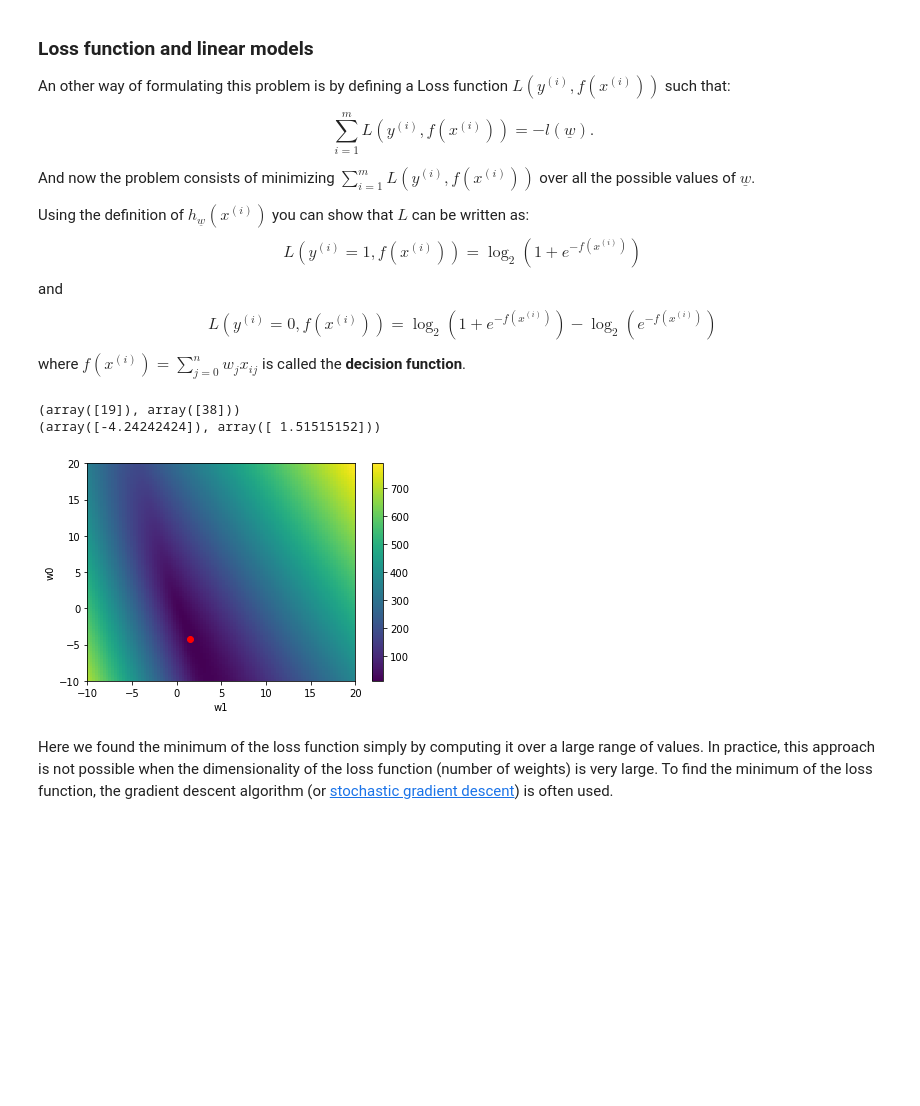
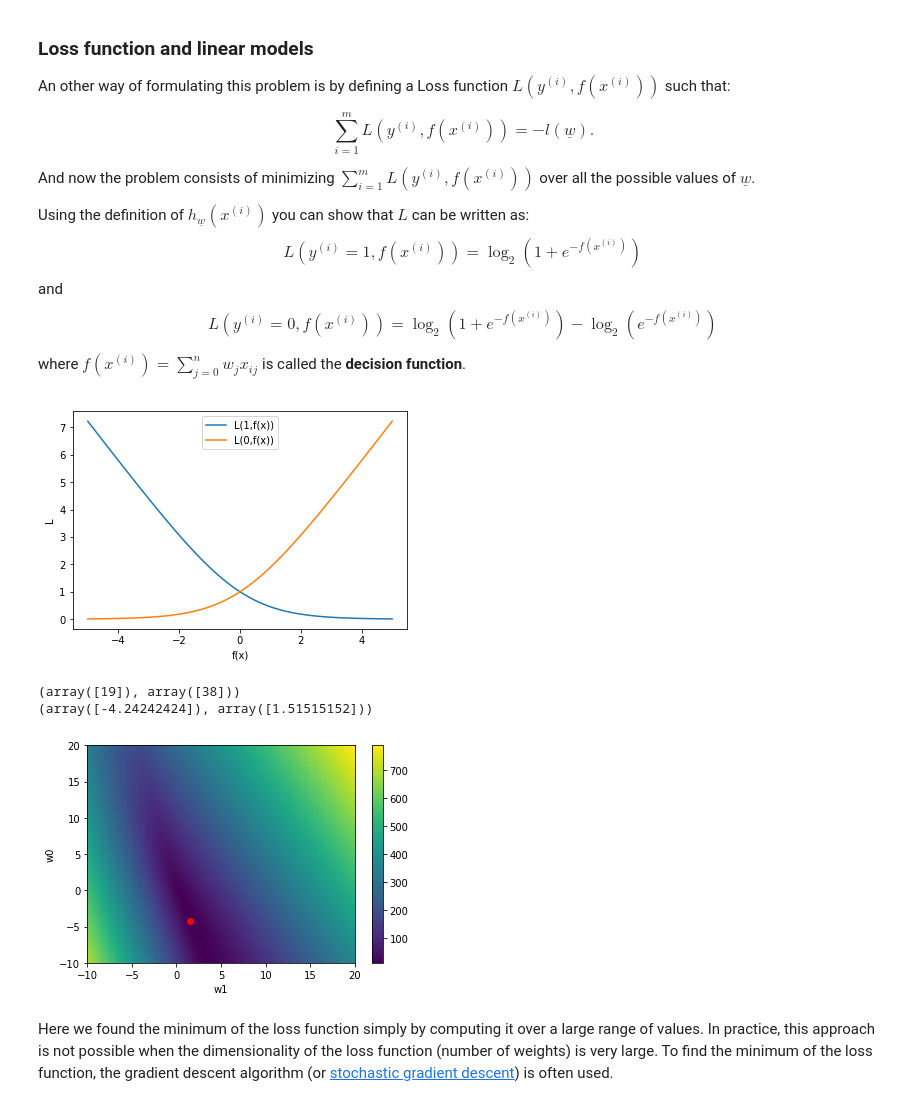
Before and after one commit to alexbovet/network_lesson, a Jupyter notebook: 03_Introduction_To_Supervised_Machine_Learning.ipynb, the cells around one changed output. Saved outputs shown, nothing was run; the diff lists cells and outputs as text; code cells hidden in the pictures; blank space fills up the shorter version.

```diff
--- a/03_Introduction_To_Supervised_Machine_Learning.ipynb
+++ b/03_Introduction_To_Supervised_Machine_Learning.ipynb
@@ -188,17 +188,19 @@ where $f(x^{(i)}) = \sum_{j=0}^n w_j x_{ij}$ is called the **decision function**
 # %%
 import numpy as np
 import matplotlib.pyplot as plt
 %matplotlib inline
 
 fx = np.linspace(-5,5)
 Ly1 = np.log2(1+np.exp(-fx))
 Ly0 = np.log2(1+np.exp(-fx)) - np.log2(np.exp(-fx))
 
 p = plt.plot(fx,Ly1,label='L(1,f(x))')
 p = plt.plot(fx,Ly0,label='L(0,f(x))')
-plt.xlabel('f(x)')
-plt.ylabel('L')
-plt.legend()
+tx = plt.xlabel('f(x)')
+ty = plt.ylabel('L')
+l = plt.legend()
+# %% [output]
+[figure, added]
 # %%
 # coming back to our simple example
 
@@ -244,7 +246,7 @@ tx = plt.xlabel('w1')
 ty = plt.ylabel('w0')
 # %% [output]
 (array([19]), array([38]))
-(array([-4.24242424]), array([ 1.51515152]))
+(array([-4.24242424]), array([1.51515152]))
 [figure]
 # %% [markdown]
 Here we found the minimum of the loss function simply by computing it over a large range of values. In practice, this approach is not possible when the dimensionality of the loss function (number of weights) is very large. To find the minimum of the loss function, the gradient descent algorithm (or [stochastic gradient descent](http://scikit-learn.org/stable/modules/sgd.html)) is often used.
```
Also changed, not shown: parts of 3 cells of this notebook, 2 other files.
